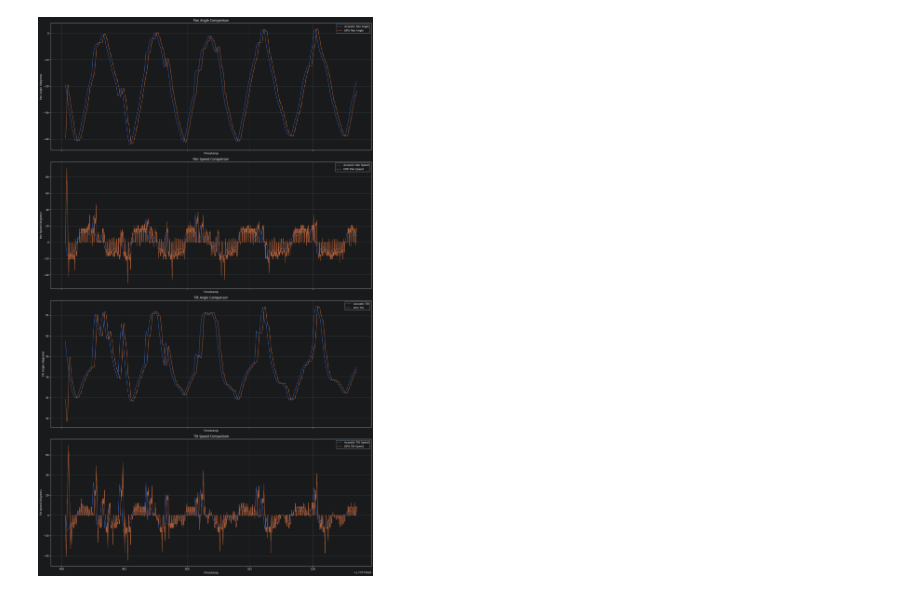
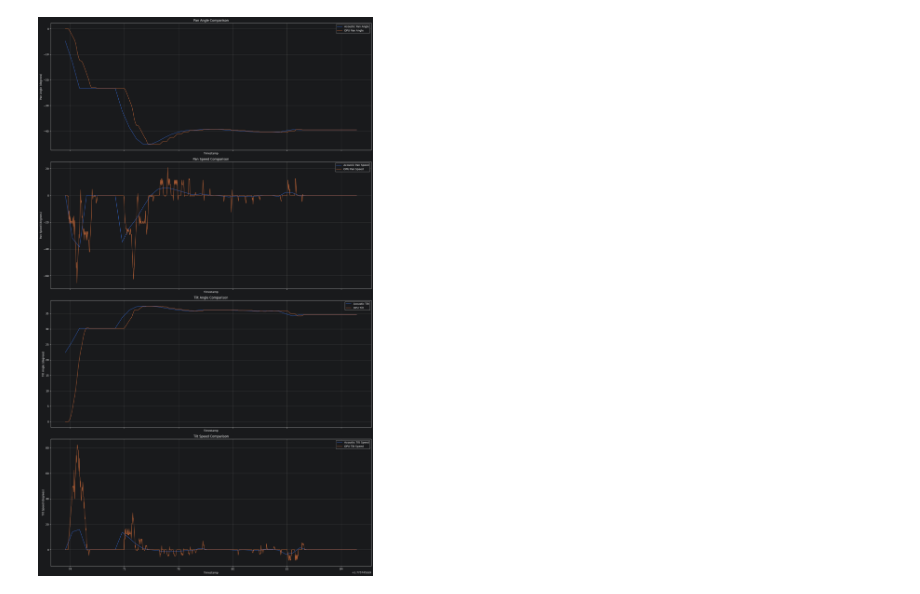
Before and after one commit to Smoren/research-jupyter, a Jupyter notebook: acoustic.ipynb, the cells around one changed output. Cells and saved outputs as stored; diff of their text form; code cells hidden in the pictures.

```diff
--- a/acoustic.ipynb
+++ b/acoustic.ipynb
@@ -6,5 +8,5 @@ from matplotlib import pyplot as plt
 # %%
-def add_speed_columns(df):
+def add_speed_columns(df: pd.DataFrame) -> pd.DataFrame:
     # Вычисляем разницу во времени (в секундах)
     dt = df['timestamp'].diff()
 
@@ -17,7 +19,7 @@ def add_speed_columns(df):
     df[['pan_speed', 'tilt_speed']] = df[['pan_speed', 'tilt_speed']].fillna(0)
     return df
 
-def read_data_frames(experiment_dir, acoustic_file_name, opu_file_name) -> Tuple[pd.DataFrame, pd.DataFrame]:
+def read_data_frames(experiment_dir: str, acoustic_file_name: str, opu_file_name: str) -> Tuple[pd.DataFrame, pd.DataFrame]:
     column_names = ['timestamp', 'pan_angle', 'tilt_angle']
     acoustic_df = pd.read_csv(f'{experiment_dir}/{acoustic_file_name}', names=column_names, sep=';')
     opu_df = pd.read_csv(f'{experiment_dir}/{opu_file_name}', names=column_names, sep=';')
@@ -42,15 +44,15 @@ def read_data_frames(experiment_dir, acoustic_file_name, opu_file_name) -> Tuple
     ts_start = np.max([acoustic_min_ts, opu_min_ts])
     ts_end = np.min([acoustic_max_ts, opu_max_ts])
 
+    acoustic_df = add_speed_columns(acoustic_df)
+    opu_df = add_speed_columns(opu_df)
+
     acoustic_df = acoustic_df[(acoustic_df['timestamp'] >= ts_start) & (acoustic_df['timestamp'] <= ts_end)]
     opu_df = opu_df[(opu_df['timestamp'] >= ts_start) & (opu_df['timestamp'] <= ts_end)]
 
-    acoustic_df = add_speed_columns(acoustic_df)
-    opu_df = add_speed_columns(opu_df)
-
     return acoustic_df, opu_df
 
-def show_plots(acoustic_df, opu_df):
+def show_plots(acoustic_df: pd.DataFrame, opu_df: pd.DataFrame):
     fig, (ax1, ax2, ax3, ax4) = plt.subplots(4, 1, figsize=(18, 30), sharex=True)
 
     # 1. График для Pan Angle
@@ -102,4 +108,11 @@ acoustic_df, opu_df = read_data_frames(experiment_dir, acoustic_file_name, opu_f
 # %%
+experiment_dir = f'{ROOT_LOGS_DIR}/dynamic_hor_jump_-40_pan'
+
+acoustic_file_name = 'log_acoustic_2026_04_09_17_34_33.csv'
+opu_file_name = 'log_opu_2026_04_09_17_34_33.csv'
+
+acoustic_df, opu_df = read_data_frames(experiment_dir, acoustic_file_name, opu_file_name)
+
 show_plots(acoustic_df, opu_df)
 # %% [output]
-[figure, old version]
+[figure, new version]
```
Also changed, not shown: parts of 3 cells of this notebook.
